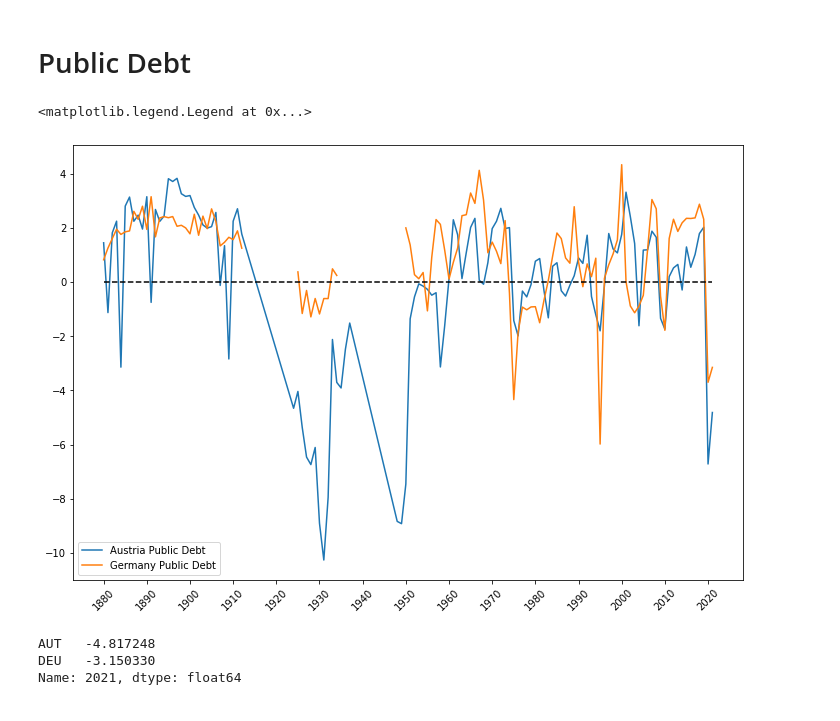
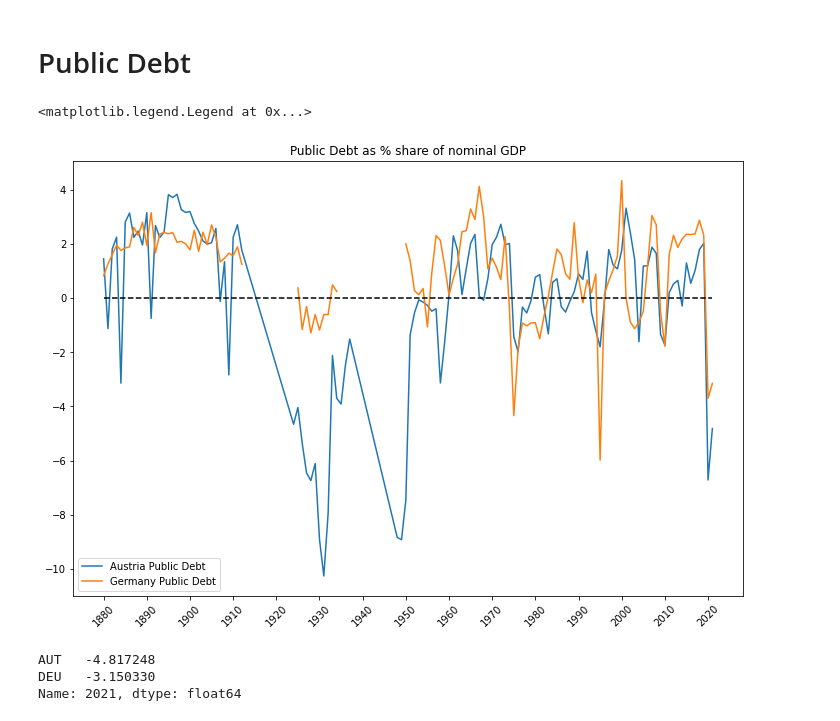
Before and after one commit to MarkusStefan/Data_Analytics, a Jupyter notebook: Exercise1/Outlier_Analysis_Vizz.ipynb, the cells around one changed output. Cells and saved outputs as stored; diff of their text form; code cells hidden in the pictures.

```diff
--- a/Exercise1/Outlier_Analysis_Vizz.ipynb
+++ b/Exercise1/Outlier_Analysis_Vizz.ipynb
@@ -160,29 +160,30 @@ plt.legend(['Austria Unemployment rate % ', 'Germany Unemployment rate %'])
 # %%
 # IMF API
 url = "https://www.imf.org/external/datamapper/api/v1/pb/AUT/DEU?year=2023&yaxis=lin"
 response = requests.get(url)
 data = response.json()
 
 df = pd.read_json(url)
 
 # selecting the first cell which includes the json data
 pubdebt = pd.DataFrame(df.iloc[0,0])
 # remove last row (inapropriate ordering of data)
 # converting index to datetime for plotting
 pubdebt.index = [int(i) for i in pubdebt.index] #pd.to_datetime(pubdebt.index)
 pubdebt = pubdebt.iloc[:-1]
 plt.figure(figsize=(12,8))
 plt.plot(pubdebt.index, pubdebt['AUT'])
 plt.plot(pubdebt.index, pubdebt['DEU'])
 # 0-line for orientation
 plt.plot(pubdebt.index, [0]*len(pubdebt.index), color='k', linestyle='dashed')
 plt.xticks(np.arange(pubdebt.index[0], pubdebt.index[-1], 100), rotation=45)
 # 10-step interval for x-axis values
 plt.xticks(np.arange(1880, 2023, 10), rotation=45)
+plt.title('Public Debt as % share of nominal GDP')
 plt.legend(['Austria Public Debt ', 'Germany Public Debt'])
 # %% [output]
 <matplotlib.legend.Legend at 0x...>
-[figure, old version]
+[figure, new version]
 # %%
 pubdebt.iloc[-1,:]
 # %% [output]
```
Also changed, not shown: parts of 1 cell of this notebook.
